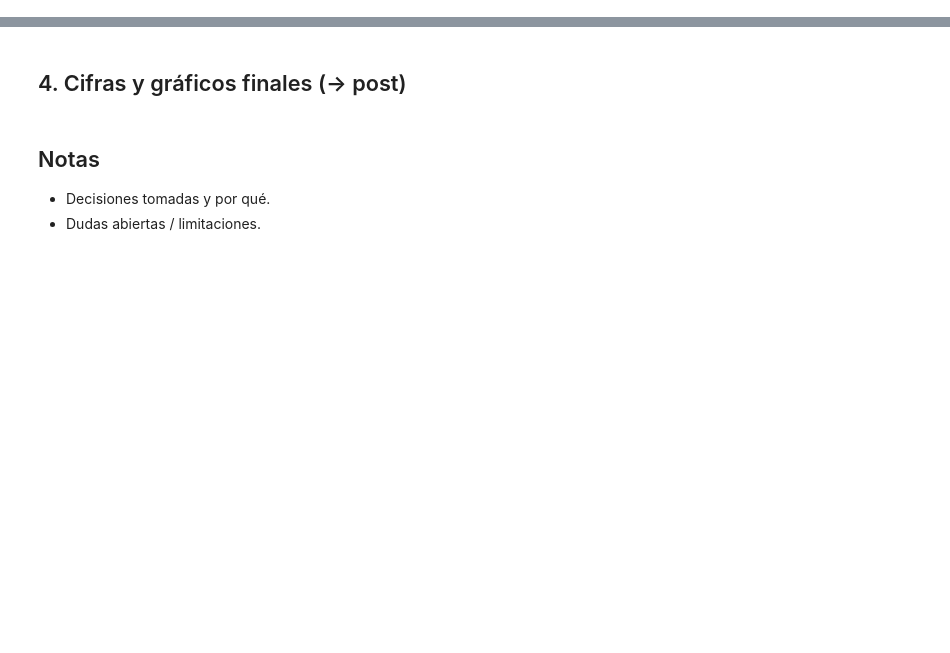
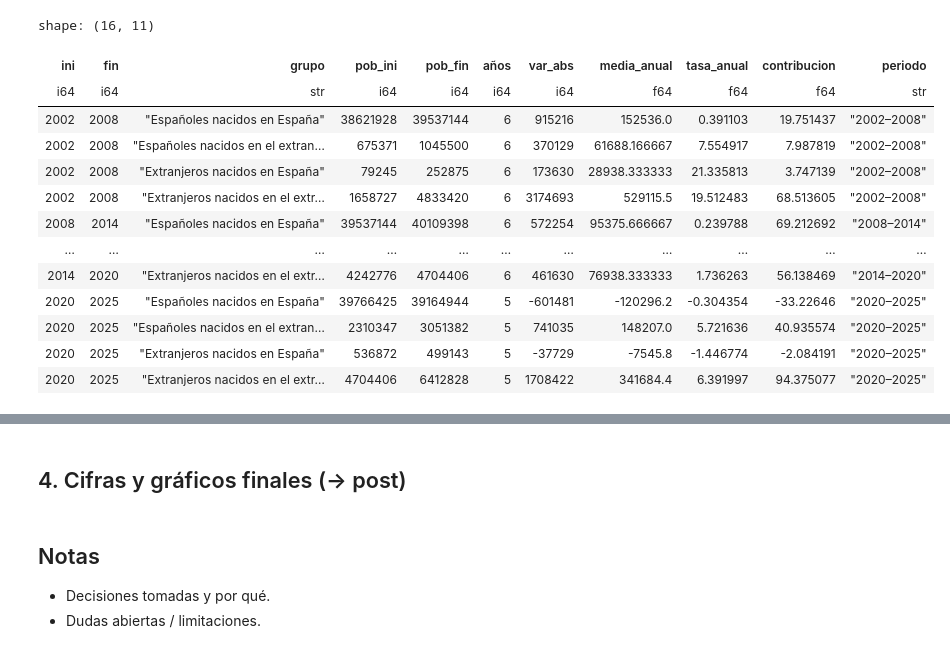
Before and after one commit to FabioScielzoOrtiz/la-mirada-del-dato, a Jupyter notebook: notebooks/i01-population-nationality.ipynb, the cells around one changed output, grey strips where cells are left out. Drawn from its saved outputs; the diff is of its cells as text; code cells hidden in the pictures; blank space fills up the shorter version.

```diff
--- a/notebooks/i01-population-nationality.ipynb
+++ b/notebooks/i01-population-nationality.ipynb
@@ -155,0 +306,17 @@ Ideas:
+# %%
+res_C
+# %% [output]
+shape: (16, 11)
+| ini | fin | grupo | pob_ini | pob_fin | años | var_abs | media_anual | tasa_anual | contribucion | periodo |
+| i64 | i64 | str | i64 | i64 | i64 | i64 | f64 | f64 | f64 | str |
+| 2002 | 2008 | "Españoles nacidos en España" | 38621928 | 39537144 | 6 | 915216 | 152536.0 | 0.391103 | 19.751437 | "2002–2008" |
+| 2002 | 2008 | "Españoles nacidos en el extran… | 675371 | 1045500 | 6 | 370129 | 61688.166667 | 7.554917 | 7.987819 | "2002–2008" |
+| 2002 | 2008 | "Extranjeros nacidos en España" | 79245 | 252875 | 6 | 173630 | 28938.333333 | 21.335813 | 3.747139 | "2002–2008" |
+| 2002 | 2008 | "Extranjeros nacidos en el extr… | 1658727 | 4833420 | 6 | 3174693 | 529115.5 | 19.512483 | 68.513605 | "2002–2008" |
+| 2008 | 2014 | "Españoles nacidos en España" | 39537144 | 40109398 | 6 | 572254 | 95375.666667 | 0.239788 | 69.212692 | "2008–2014" |
+| … | … | … | … | … | … | … | … | … | … | … |
+| 2014 | 2020 | "Extranjeros nacidos en el extr… | 4242776 | 4704406 | 6 | 461630 | 76938.333333 | 1.736263 | 56.138469 | "2014–2020" |
+| 2020 | 2025 | "Españoles nacidos en España" | 39766425 | 39164944 | 5 | -601481 | -120296.2 | -0.304354 | -33.22646 | "2020–2025" |
+| 2020 | 2025 | "Españoles nacidos en el extran… | 2310347 | 3051382 | 5 | 741035 | 148207.0 | 5.721636 | 40.935574 | "2020–2025" |
+| 2020 | 2025 | "Extranjeros nacidos en España" | 536872 | 499143 | 5 | -37729 | -7545.8 | -1.446774 | -2.084191 | "2020–2025" |
+| 2020 | 2025 | "Extranjeros nacidos en el extr… | 4704406 | 6412828 | 5 | 1708422 | 341684.4 | 6.391997 | 94.375077 | "2020–2025" |
```
Also changed, not shown: parts of 42 cells of this notebook, 15 other files.
